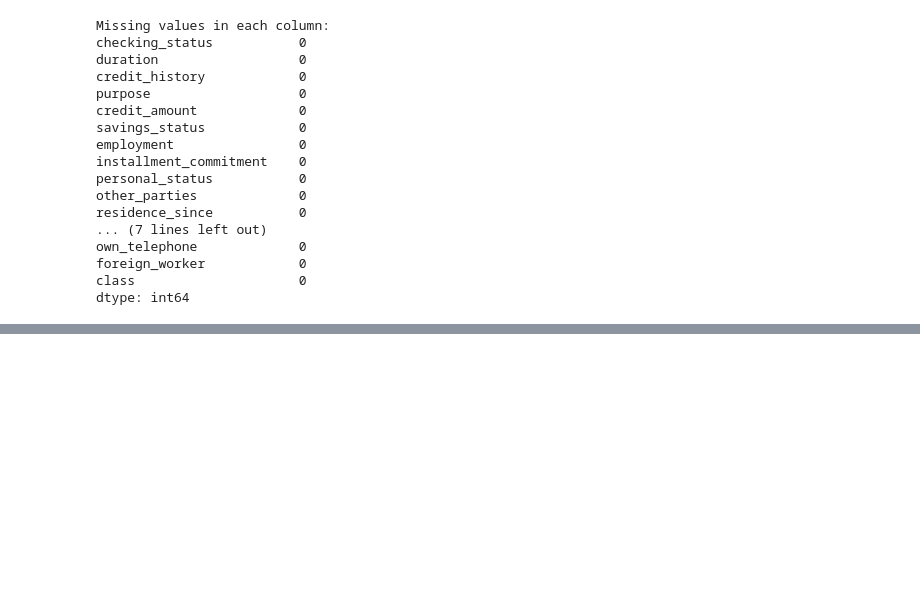
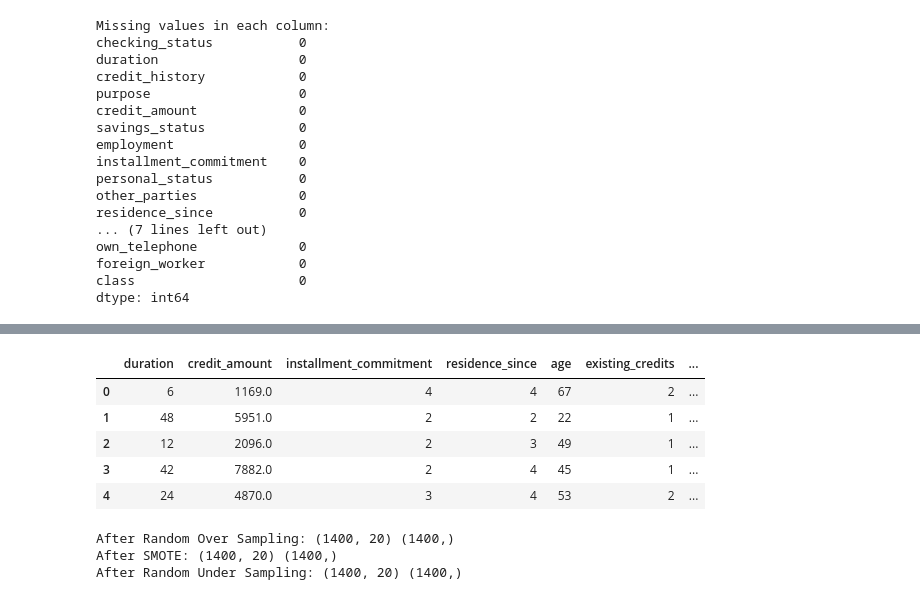
Before and after one commit to EmanueleLippi/AI-in-Credit-Risk-Modeling, a Jupyter notebook: notebook/notebook.ipynb, the cells around one changed output, grey strips where cells are left out. Drawn from its saved outputs; the diff is of its cells as text; code cells hidden in the pictures; blank space fills up the shorter version.

```diff
--- a/notebook/notebook.ipynb
+++ b/notebook/notebook.ipynb
@@ -68,0 +133,11 @@ dtype: int64
+# %%
+# ora ricombino le 2 tipologie di features in un unico DataFrame
+df_proc = pd.concat([numerical_features, cat_encoded], axis=1)
+df_proc.head()
+# %% [output]
+|  | duration | credit_amount | installment_commitment | residence_since | age | existing_credits | ... |
+| 0 | 6 | 1169.0 | 4 | 4 | 67 | 2 | ... |
+| 1 | 48 | 5951.0 | 2 | 2 | 22 | 1 | ... |
+| 2 | 12 | 2096.0 | 2 | 3 | 49 | 1 | ... |
+| 3 | 42 | 7882.0 | 2 | 4 | 45 | 1 | ... |
+| 4 | 24 | 4870.0 | 3 | 4 | 53 | 2 | ... |
@@ -68,0 +153,11 @@ dtype: int64
+# %%
+x1, y1 = ros.fit_resample(X, y)
+print("After Random Over Sampling:", x1.shape, y1.shape)
+x2, y2 = smote.fit_resample(x1, y1)
+print("After SMOTE:", x2.shape, y2.shape)
+x3, y3 = rus.fit_resample(x2, y2)
+print("After Random Under Sampling:", x3.shape, y3.shape)
+# %% [output]
+After Random Over Sampling: (1400, 20) (1400,)
+After SMOTE: (1400, 20) (1400,)
+After Random Under Sampling: (1400, 20) (1400,)
```
Also changed, not shown: parts of 13 cells of this notebook.
